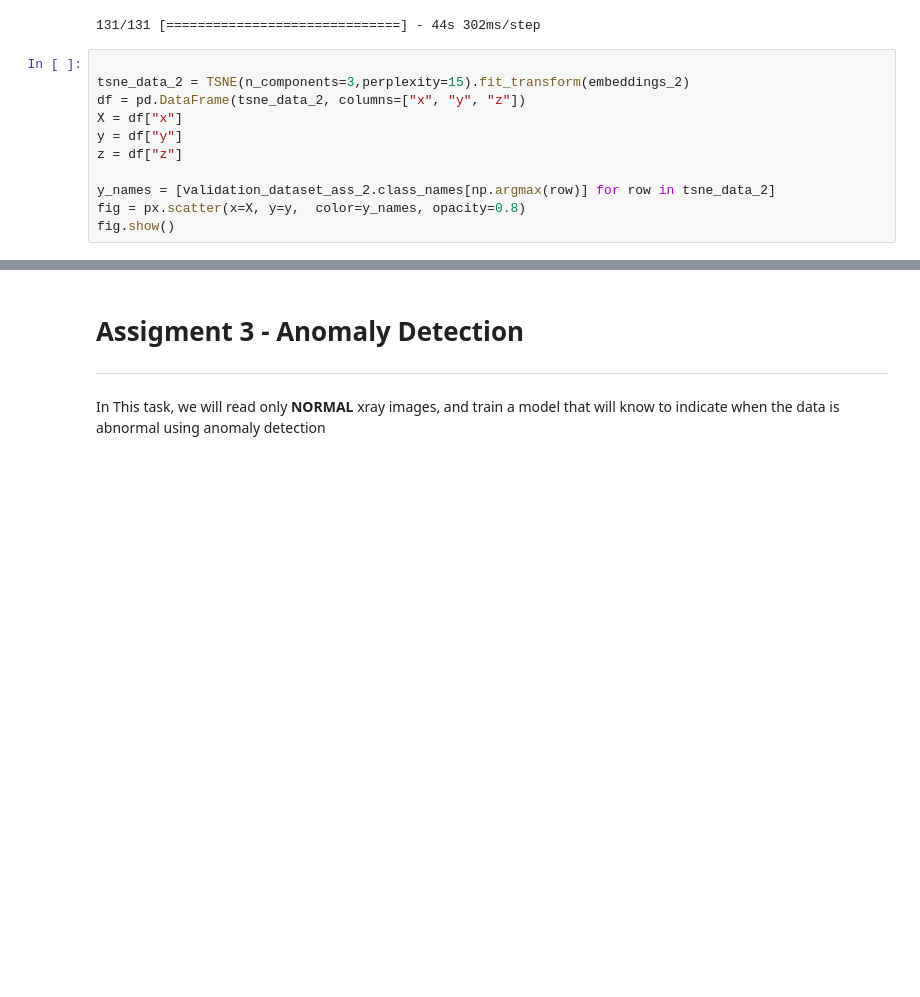
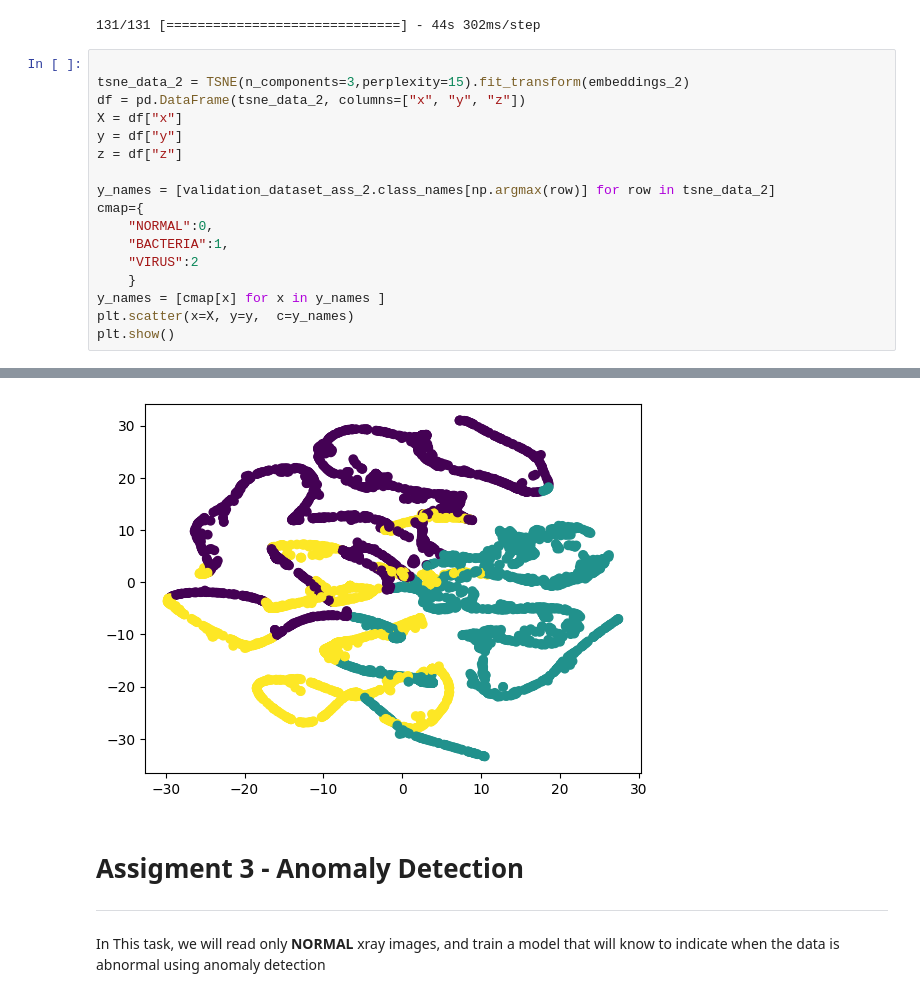
Before and after one commit to BarelHeby/Deep-Learning---Chest-X-Ray, a Jupyter notebook: Deep_Learning_Chest_Final_Project.ipynb, the cells around one changed output, grey strips where cells are left out. Saved outputs shown, nothing was run; the diff lists cells and outputs as text; blank space fills up the shorter version.

```diff
--- a/Deep_Learning_Chest_Final_Project.ipynb
+++ b/Deep_Learning_Chest_Final_Project.ipynb
@@ -558,6 +560,12 @@ y = df["y"]
 z = df["z"]
 
 y_names = [validation_dataset_ass_2.class_names[np.argmax(row)] for row in tsne_data_2]
-fig = px.scatter(x=X, y=y,  color=y_names, opacity=0.8)
-fig.show()
+cmap={
+    "NORMAL":0,
+    "BACTERIA":1,
+    "VIRUS":2
+    }
+y_names = [cmap[x] for x in y_names ]
+plt.scatter(x=X, y=y,  c=y_names)
+plt.show()
 # %% [output]
@@ -565,3 +572,4 @@ fig.show()
+[figure, added]
 # %% [markdown]
 # Assigment 3 - Anomaly Detection
 
```
Also changed, not shown: parts of 2 cells of this notebook.
